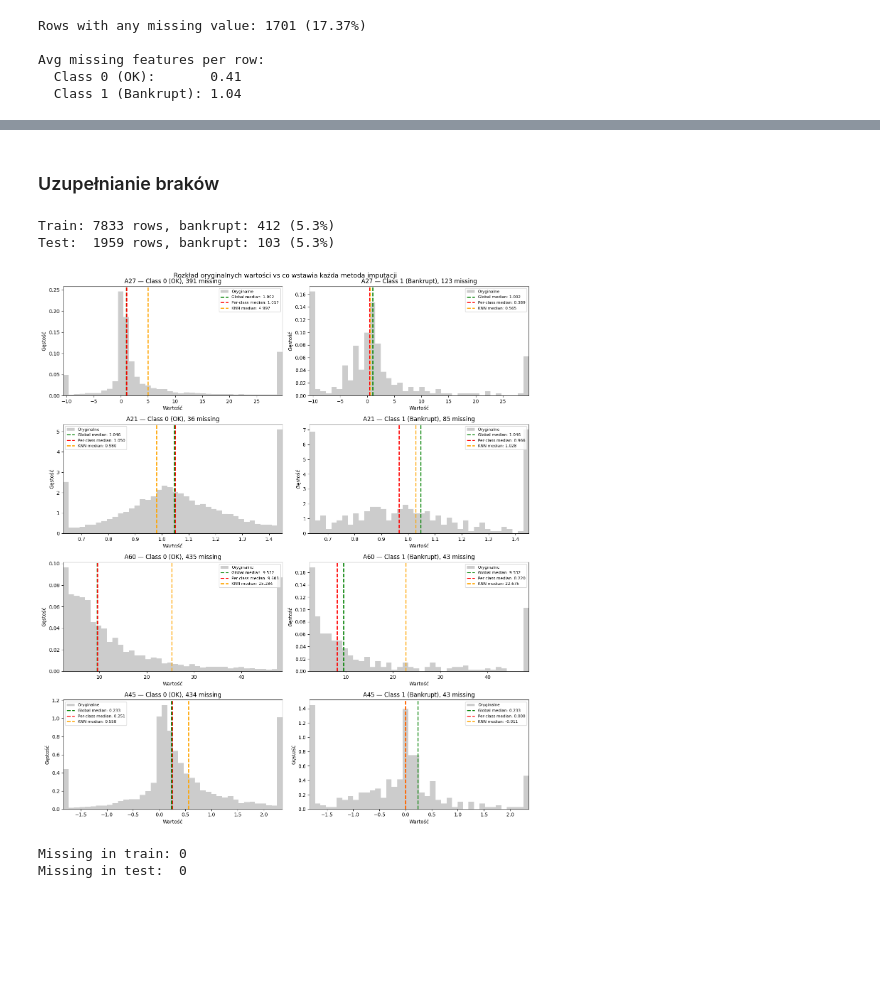
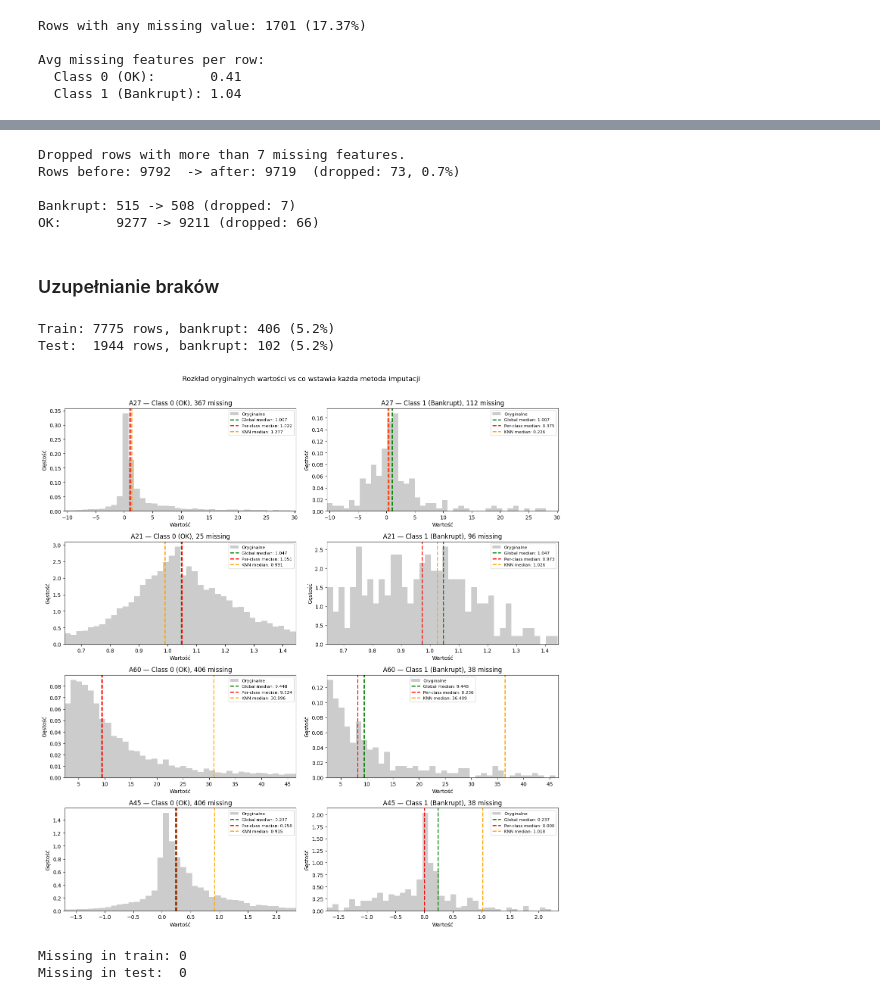
Before and after one commit to mikolaj-olesinski/Machine-Learning-PWR, a Jupyter notebook: lista1/lab1.ipynb, the cells around one changed output, grey strips where cells are left out. Saved outputs shown, nothing was run; the diff lists cells and outputs as text; code cells hidden in the pictures; blank space fills up the shorter version.

```diff
--- a/lista1/lab1.ipynb
+++ b/lista1/lab1.ipynb
@@ -254,3 +261,26 @@ Avg missing features per row:
+# %%
+rows_before = len(X)
+bankrupt_before = (y == 1).sum()
+ok_before = (y == 0).sum()
+
+mask_complete = X.isnull().sum(axis=1) <= 7
+X = X[mask_complete].reset_index(drop=True)
+y = y[mask_complete].reset_index(drop=True)
+
+rows_dropped = rows_before - len(X)
+
+
+print("Dropped rows with more than 7 missing features.")
+print(f"Rows before: {rows_before}  -> after: {len(X)}  (dropped: {rows_dropped}, {100*rows_dropped/rows_before:.1f}%)")
+print()
+print(f"Bankrupt: {bankrupt_before} -> {(y==1).sum()} (dropped: {bankrupt_before - (y==1).sum()})")
+print(f"OK:       {ok_before} -> {(y==0).sum()} (dropped: {ok_before - (y==0).sum()})")
+# %% [output]
+Dropped rows with more than 7 missing features.
+Rows before: 9792  -> after: 9719  (dropped: 73, 0.7%)
+
+Bankrupt: 515 -> 508 (dropped: 7)
+OK:       9277 -> 9211 (dropped: 66)
 # %% [markdown]
 ### Uzupełnianie braków
 # %%
@@ -264,17 +294,14 @@ print(f"Test:  {X_test.shape[0]} rows, bankrupt: {(y_test==1).sum()} ({100*(y_te
 X_train_raw = X_train.copy()
 X_test_raw = X_test.copy()
 # %% [output]
-Train: 7833 rows, bankrupt: 412 (5.3%)
-Test:  1959 rows, bankrupt: 103 (5.3%)
+Train: 7775 rows, bankrupt: 406 (5.2%)
+Test:  1944 rows, bankrupt: 102 (5.2%)
 # %%
-from sklearn.impute import KNNImputer
-
 X_train = X_train.reset_index(drop=True)
 y_train = y_train.reset_index(drop=True)
 
 focus_cols = ['A27', 'A21', 'A60', 'A45']
 
-# --- 3 metody imputacji ---
 imp_global = SimpleImputer(strategy='median')
 X_global = pd.DataFrame(imp_global.fit_transform(X_train), columns=X_train.columns)
 
@@ -285,47 +312,50 @@ for col in X_train.columns:
         col_median = X_train.loc[mask, col].median()
         X_per_class.loc[mask & X_per_class[col].isna(), col] = col_median
 
+means = X_train.mean()
+stds = X_train.std().replace(0, 1)
+X_train_scaled = (X_train - means) / stds
+
 imp_knn = KNNImputer(n_neighbors=5)
-X_knn = pd.DataFrame(imp_knn.fit_transform(X_train), columns=X_train.columns)
+X_knn_scaled = imp_knn.fit_transform(X_train_scaled)
+X_knn = pd.DataFrame(X_knn_scaled * stds.values + means.values, columns=X_train.columns)
 
-# --- Wykres ---
 fig, axes = plt.subplots(len(focus_cols), 2, figsize=(14, 4 * len(focus_cols)))
 
 for row_idx, col in enumerate(focus_cols):
     missing_mask = X_train[col].isna()
 
-    # Wspólna skala dla obu klas — percentyle z całej kolumny
     all_original = X_train.loc[~missing_mask, col]
     lo, hi = all_original.quantile(0.05), all_original.quantile(0.90)
 
     for cls_idx, (cls, cls_label) in enumerate([(0, 'OK'), (1, 'Bankrupt')]):
         cls_mask = pd.Series(y_train.values == cls, index=X_train.index)
         was_missing = missing_mask & cls_mask
 
         ax = axes[row_idx, cls_idx]
 
         original = X_train.loc[~missing_mask & cls_mask, col]
-        original_clipped = original.clip(lo, hi)
+        original_vis = original[(original >= lo) & (original <= hi)]
 
-        ax.hist(original_clipped, bins=40, alpha=0.4, label='Oryginalne', color='gray', density=True)
+        ax.hist(original_vis, bins=40, alpha=0.4, label='Oryginalne', color='gray', density=True)
 
         for val, color, label in [
             (X_global.loc[was_missing, col].median(), 'green', 'Global median'),
             (X_per_class.loc[was_missing, col].median(), 'red', 'Per-class median'),
             (X_knn.loc[was_missing, col].median(), 'orange', 'KNN median'),
         ]:
             if pd.notna(val):
                 ax.axvline(val, color=color, linewidth=2, linestyle='--', label=f'{label}: {val:.3f}')
 
         ax.set_xlim(lo, hi)
         ax.set_title(f'{col} — Class {cls} ({cls_label}), {was_missing.sum()} missing')
         ax.set_xlabel('Wartość')
         ax.set_ylabel('Gęstość')
         ax.legend(fontsize=8)
 
 plt.suptitle('Rozkład oryginalnych wartości vs co wstawia każda metoda imputacji', fontsize=13)
-plt.tight_layout()
+plt.tight_layout(rect=[0, 0.06, 1, 0.97])
 plt.show()
 # %% [output]
-[figure, old version]
+[figure, new version]
 # %%
```
Also changed, not shown: parts of 23 cells of this notebook, 2 other files.
